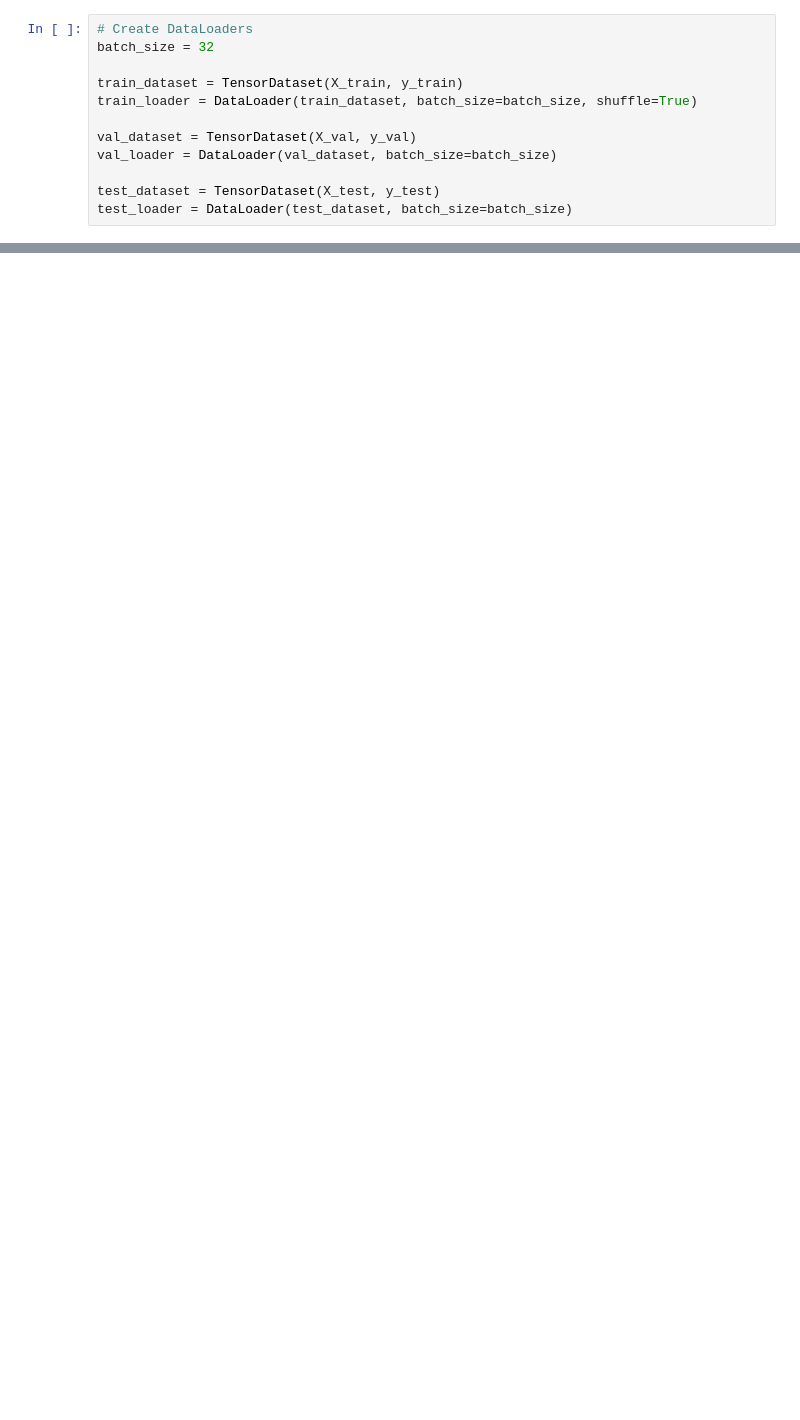
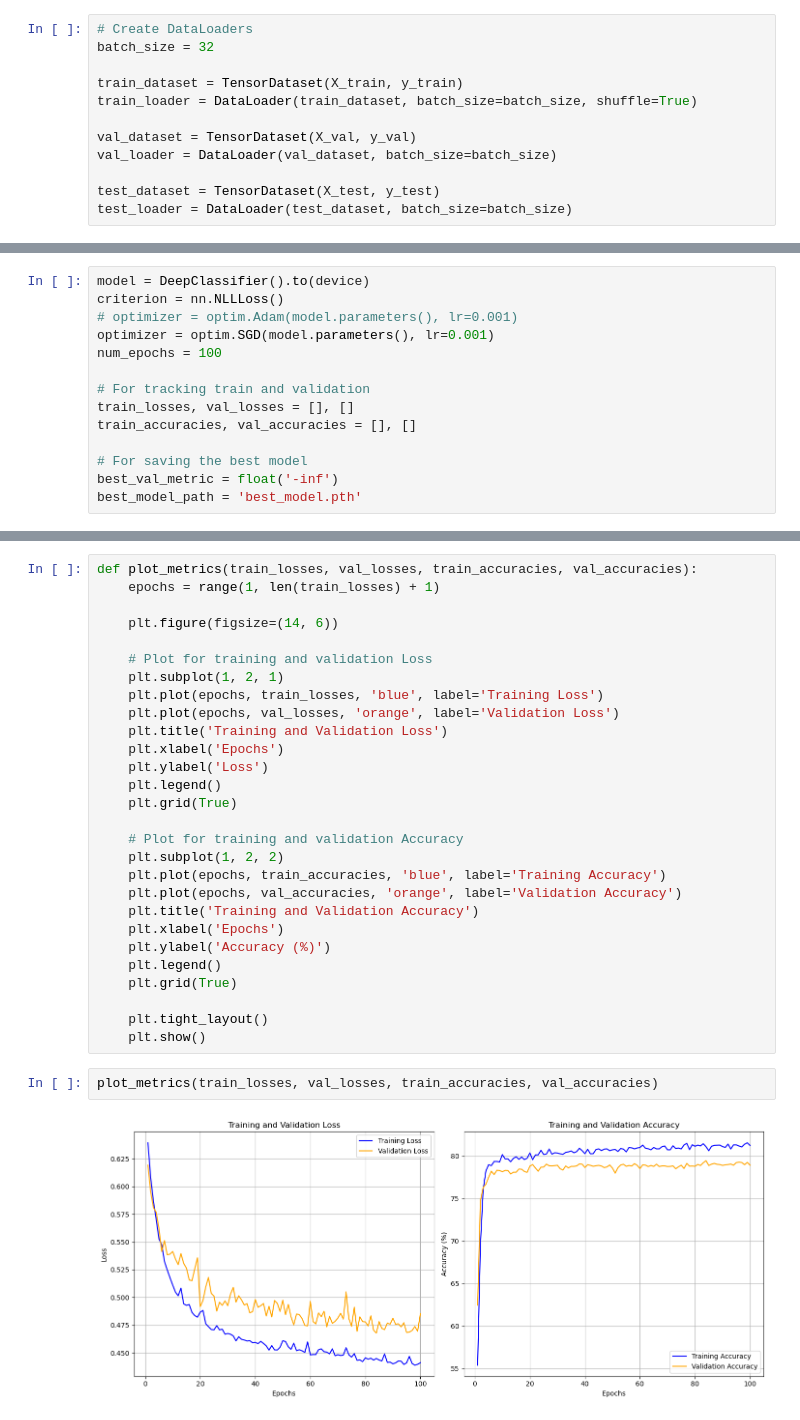
Before and after one commit to munif/epi-thesis, a Jupyter notebook: workflow/07_deepchrome/notebook/05. CNN Modeling.ipynb, the cells around one changed output, grey strips where cells are left out. Saved outputs shown, nothing was run; the diff lists cells and outputs as text; blank space fills up the shorter version.

Commit message:
Updating the CNN Modeling with working model

```diff
--- a/workflow/07_deepchrome/notebook/05. CNN Modeling.ipynb
+++ b/workflow/07_deepchrome/notebook/05. CNN Modeling.ipynb
@@ -229,0 +119,14 @@ plt.show()
+# %%
+model = DeepClassifier().to(device)
+criterion = nn.NLLLoss()
+# optimizer = optim.Adam(model.parameters(), lr=0.001)
+optimizer = optim.SGD(model.parameters(), lr=0.001)
+num_epochs = 100
+
+# For tracking train and validation
+train_losses, val_losses = [], []
+train_accuracies, val_accuracies = [], []
+
+# For saving the best model
+best_val_metric = float('-inf')
+best_model_path = 'best_model.pth'
@@ -229,0 +219,32 @@ plt.show()
+# %%
+def plot_metrics(train_losses, val_losses, train_accuracies, val_accuracies):
+    epochs = range(1, len(train_losses) + 1)
+
+    plt.figure(figsize=(14, 6))
+
+    # Plot for training and validation Loss
+    plt.subplot(1, 2, 1)
+    plt.plot(epochs, train_losses, 'blue', label='Training Loss')
+    plt.plot(epochs, val_losses, 'orange', label='Validation Loss')
+    plt.title('Training and Validation Loss')
+    plt.xlabel('Epochs')
+    plt.ylabel('Loss')
+    plt.legend()
+    plt.grid(True)
+
+    # Plot for training and validation Accuracy
+    plt.subplot(1, 2, 2)
+    plt.plot(epochs, train_accuracies, 'blue', label='Training Accuracy')
+    plt.plot(epochs, val_accuracies, 'orange', label='Validation Accuracy')
+    plt.title('Training and Validation Accuracy')
+    plt.xlabel('Epochs')
+    plt.ylabel('Accuracy (%)')
+    plt.legend()
+    plt.grid(True)
+
+    plt.tight_layout()
+    plt.show()
+# %%
+plot_metrics(train_losses, val_losses, train_accuracies, val_accuracies)
+# %% [output]
+[figure, added]
```
Also changed, not shown: parts of 20 cells of this notebook, 9 other files.
